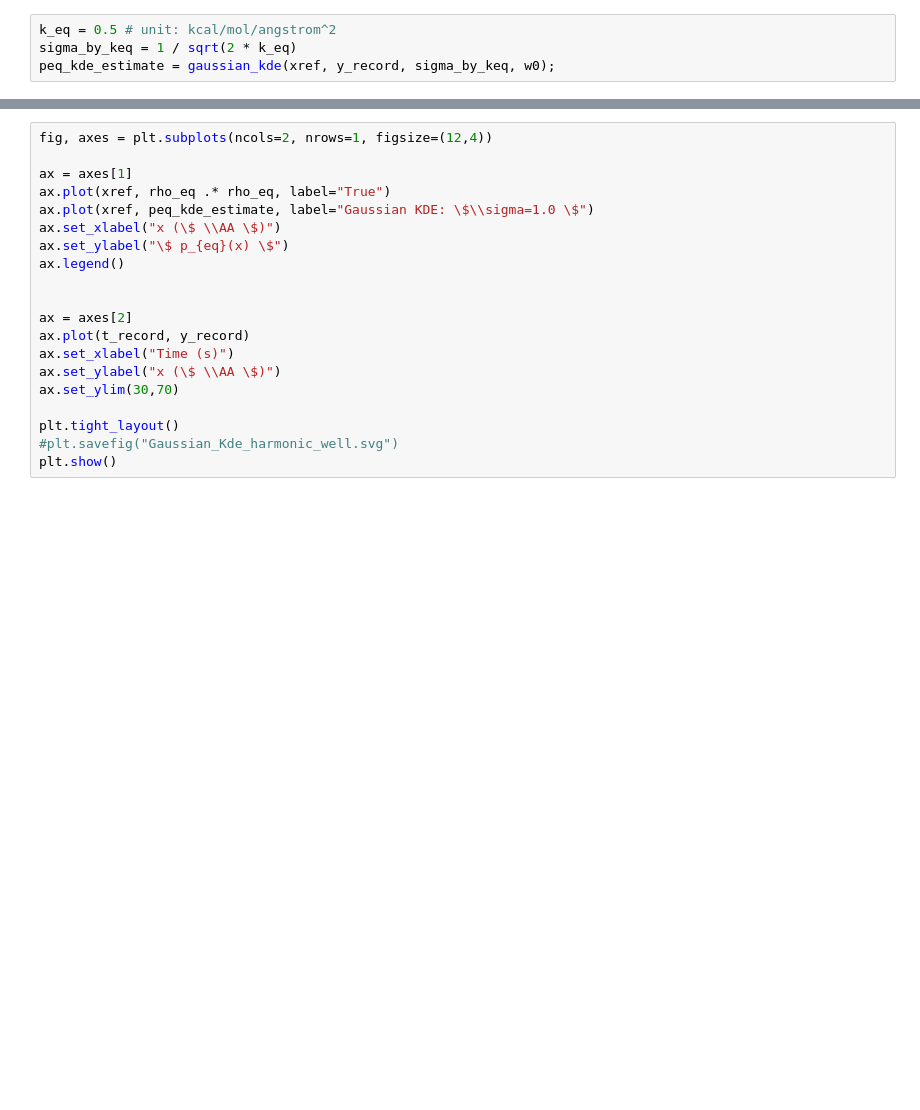
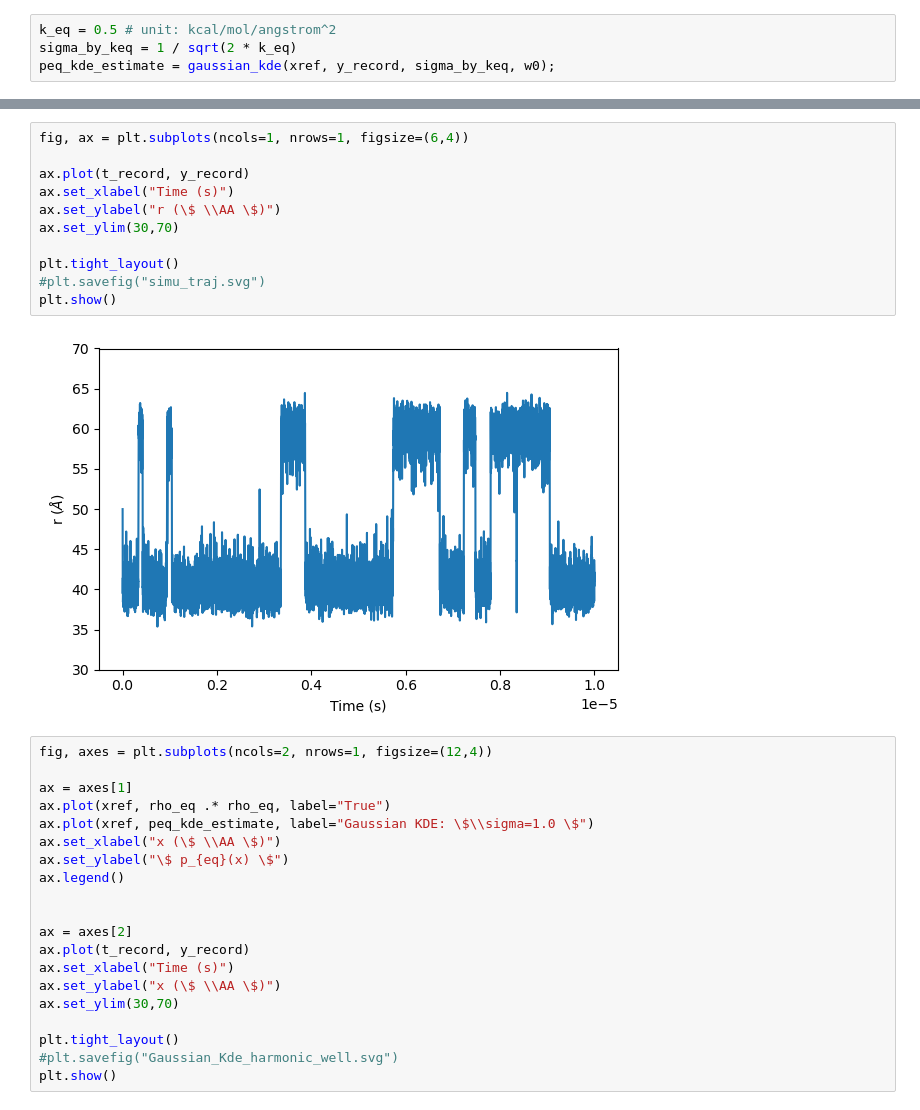
Before and after one commit to yizaochen/Alphabeta, a Jupyter notebook: notebooks/em_doublewell_debug.ipynb, the cells around one changed output, grey strips where cells are left out. Drawn from its saved outputs; the diff is of its cells as text; blank space fills up the shorter version.

```diff
--- a/notebooks/em_doublewell_debug.ipynb
+++ b/notebooks/em_doublewell_debug.ipynb
@@ -68,3 +104,16 @@ peq_kde_estimate = gaussian_kde(xref, y_record, sigma_by_keq, w0);
+# %%
+fig, ax = plt.subplots(ncols=1, nrows=1, figsize=(6,4))
+
+ax.plot(t_record, y_record)
+ax.set_xlabel("Time (s)")
+ax.set_ylabel("r (\$ \\AA \$)")
+ax.set_ylim(30,70)
+
+plt.tight_layout()
+#plt.savefig("simu_traj.svg")
+plt.show()
+# %% [output]
+[figure, added]
 # %%
 fig, axes = plt.subplots(ncols=2, nrows=1, figsize=(12,4))
 
```
Also changed, not shown: parts of 2 cells of this notebook, 2 other files.
